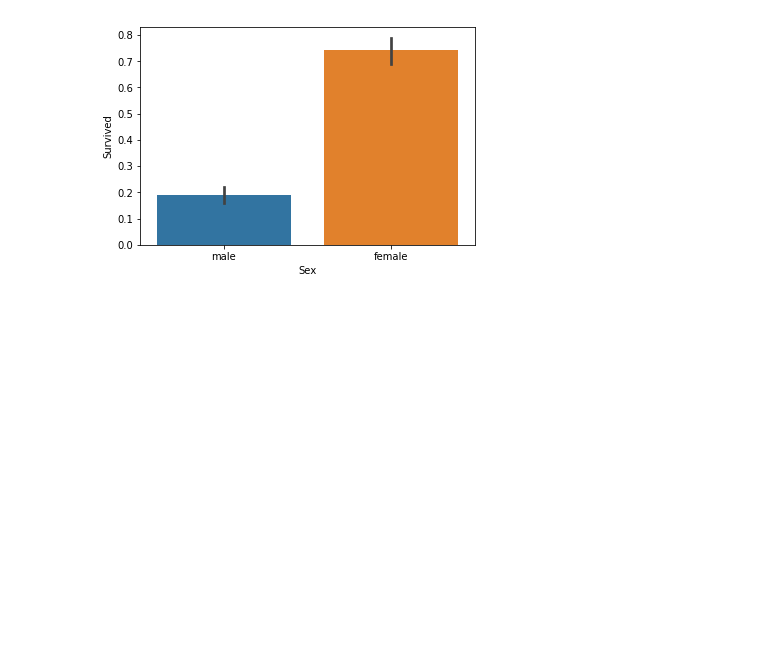
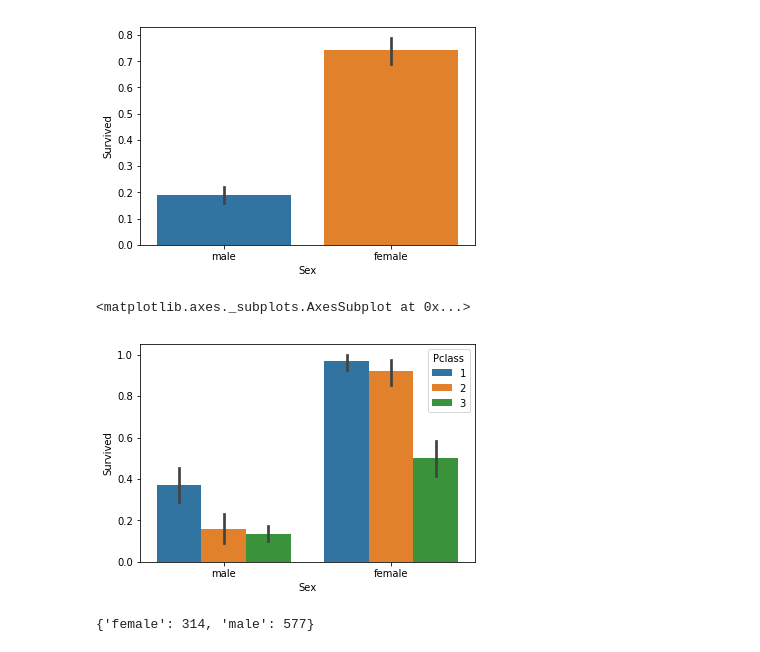
Before and after one commit to Mixsa12/Learning, a Jupyter notebook: Titanic_Data_Project_Udemy/Titanic Data intro project.ipynb, the cells around one changed output. Drawn from its saved outputs; the diff is of its cells as text; code cells hidden in the pictures; blank space fills up the shorter version.

Commit message:
Titanic Progress Cont.

```diff
--- a/Titanic_Data_Project_Udemy/Titanic Data intro project.ipynb
+++ b/Titanic_Data_Project_Udemy/Titanic Data intro project.ipynb
@@ -47,4 +47,16 @@ sbs.barplot('Sex','Survived', data=titanic_df)
 # %% [output]
 <matplotlib.axes._subplots.AxesSubplot at 0x...>
 [figure]
+# %%
+sbs.barplot('Sex','Survived', data=titanic_df, hue = 'Pclass')
+# %% [output]
+<matplotlib.axes._subplots.AxesSubplot at 0x...>
+[figure, added]
+# %%
+#np.array('Sex")
+unique, counts = np.unique(np.array(titanic_df["Sex"]), return_counts=True)
+sex_tbl=dict(zip(unique, counts))
+sex_tbl
+# %% [output]
+{'female': 314, 'male': 577}
 # %%
```
Also changed, not shown: parts of 8 cells of this notebook.
